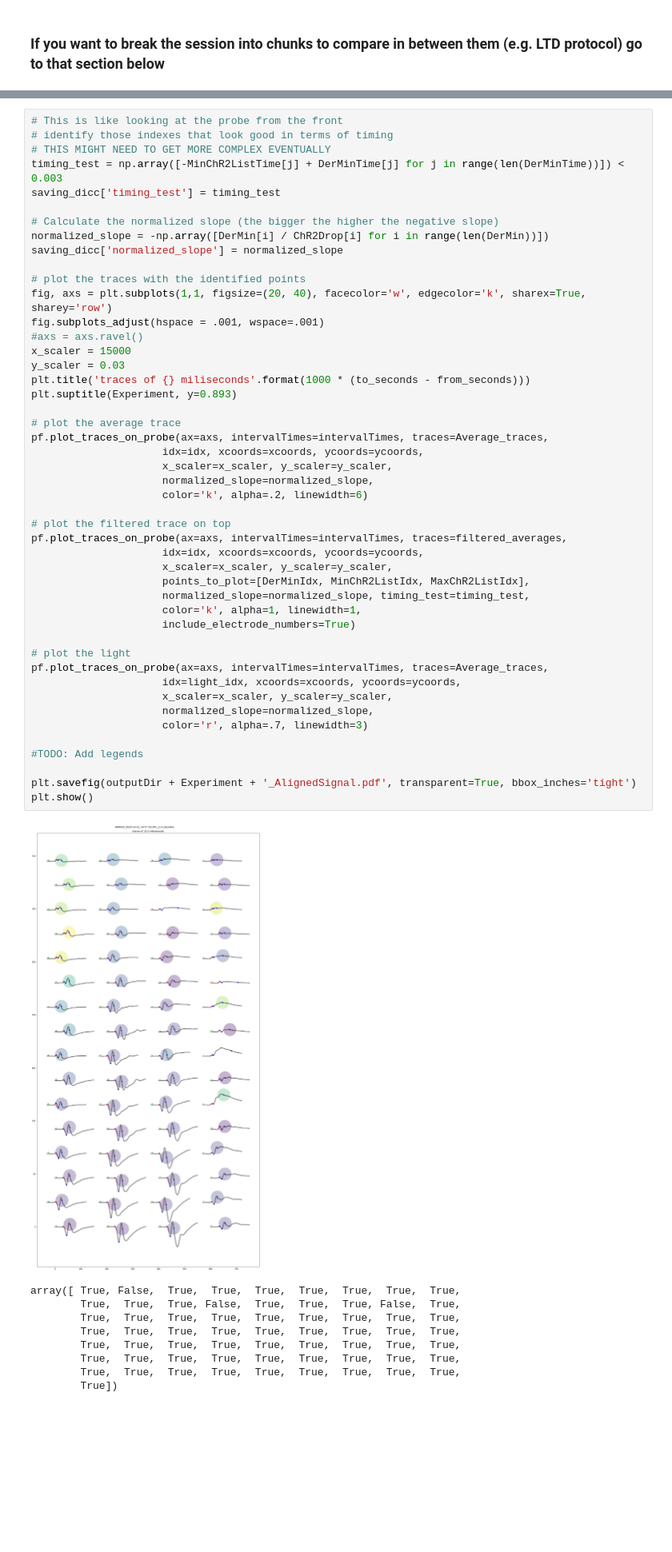
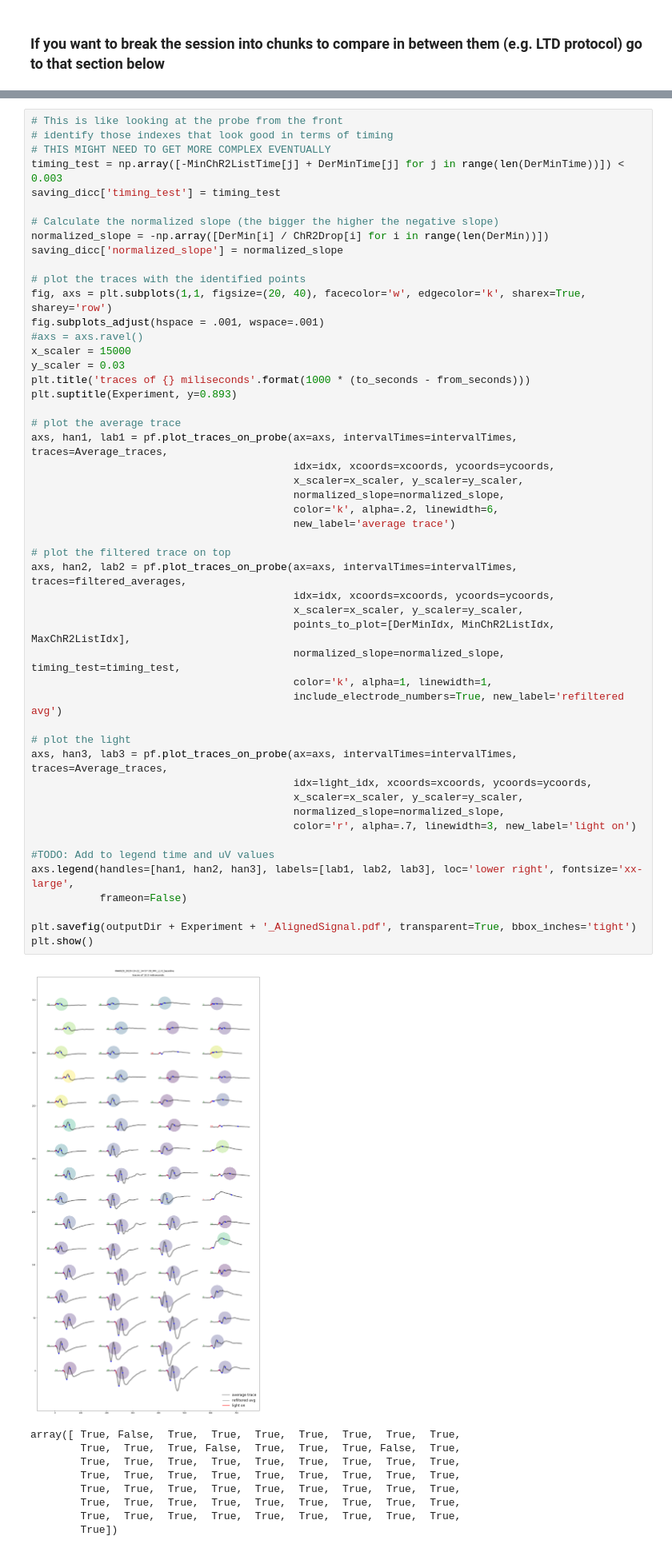
Before and after one commit to HernandoMV/OpenEphys_Analysis, a Jupyter notebook: Invitro_OE.ipynb, the cells around one changed output, grey strips where cells are left out. Shown at 80% size. Cells and saved outputs as stored; diff of their text form; blank space fills up the shorter version.

```diff
--- a/Invitro_OE.ipynb
+++ b/Invitro_OE.ipynb
@@ -370,52 +377,55 @@ plt.show()
 # %%
 # This is like looking at the probe from the front
 # identify those indexes that look good in terms of timing
 # THIS MIGHT NEED TO GET MORE COMPLEX EVENTUALLY
 timing_test = np.array([-MinChR2ListTime[j] + DerMinTime[j] for j in range(len(DerMinTime))]) < 0.003
 saving_dicc['timing_test'] = timing_test
 
 # Calculate the normalized slope (the bigger the higher the negative slope)
 normalized_slope = -np.array([DerMin[i] / ChR2Drop[i] for i in range(len(DerMin))])
 saving_dicc['normalized_slope'] = normalized_slope
 
 # plot the traces with the identified points
 fig, axs = plt.subplots(1,1, figsize=(20, 40), facecolor='w', edgecolor='k', sharex=True, sharey='row')
 fig.subplots_adjust(hspace = .001, wspace=.001)
 #axs = axs.ravel()
 x_scaler = 15000
 y_scaler = 0.03
 plt.title('traces of {} miliseconds'.format(1000 * (to_seconds - from_seconds)))
 plt.suptitle(Experiment, y=0.893)
 
 # plot the average trace
-pf.plot_traces_on_probe(ax=axs, intervalTimes=intervalTimes, traces=Average_traces,
-                     idx=idx, xcoords=xcoords, ycoords=ycoords,
-                     x_scaler=x_scaler, y_scaler=y_scaler,
-                     normalized_slope=normalized_slope,
-                     color='k', alpha=.2, linewidth=6)
+axs, han1, lab1 = pf.plot_traces_on_probe(ax=axs, intervalTimes=intervalTimes, traces=Average_traces,
+                                          idx=idx, xcoords=xcoords, ycoords=ycoords,
+                                          x_scaler=x_scaler, y_scaler=y_scaler,
+                                          normalized_slope=normalized_slope,
+                                          color='k', alpha=.2, linewidth=6,
+                                          new_label='average trace')
 
 # plot the filtered trace on top
-pf.plot_traces_on_probe(ax=axs, intervalTimes=intervalTimes, traces=filtered_averages,
-                     idx=idx, xcoords=xcoords, ycoords=ycoords,
-                     x_scaler=x_scaler, y_scaler=y_scaler,
-                     points_to_plot=[DerMinIdx, MinChR2ListIdx, MaxChR2ListIdx],
-                     normalized_slope=normalized_slope, timing_test=timing_test,
-                     color='k', alpha=1, linewidth=1,
-                     include_electrode_numbers=True)
+axs, han2, lab2 = pf.plot_traces_on_probe(ax=axs, intervalTimes=intervalTimes, traces=filtered_averages,
+                                          idx=idx, xcoords=xcoords, ycoords=ycoords,
+                                          x_scaler=x_scaler, y_scaler=y_scaler,
+                                          points_to_plot=[DerMinIdx, MinChR2ListIdx, MaxChR2ListIdx],
+                                          normalized_slope=normalized_slope, timing_test=timing_test,
+                                          color='k', alpha=1, linewidth=1,
+                                          include_electrode_numbers=True, new_label='refiltered avg')
 
 # plot the light
-pf.plot_traces_on_probe(ax=axs, intervalTimes=intervalTimes, traces=Average_traces,
-                     idx=light_idx, xcoords=xcoords, ycoords=ycoords,
-                     x_scaler=x_scaler, y_scaler=y_scaler,
-                     normalized_slope=normalized_slope,
-                     color='r', alpha=.7, linewidth=3)
+axs, han3, lab3 = pf.plot_traces_on_probe(ax=axs, intervalTimes=intervalTimes, traces=Average_traces,
+                                          idx=light_idx, xcoords=xcoords, ycoords=ycoords,
+                                          x_scaler=x_scaler, y_scaler=y_scaler,
+                                          normalized_slope=normalized_slope,
+                                          color='r', alpha=.7, linewidth=3, new_label='light on')
 
-#TODO: Add legends
+#TODO: Add to legend time and uV values
+axs.legend(handles=[han1, han2, han3], labels=[lab1, lab2, lab3], loc='lower right', fontsize='xx-large',
+           frameon=False)
 
 plt.savefig(outputDir + Experiment + '_AlignedSignal.pdf', transparent=True, bbox_inches='tight')
 plt.show()
 # %% [output]
-[figure, old version]
+[figure, new version]
 # %%
 # %% [output]
 array([ True, False,  True,  True,  True,  True,  True,  True,  True,
```
Also changed, not shown: parts of 11 cells of this notebook, 2 other files.
